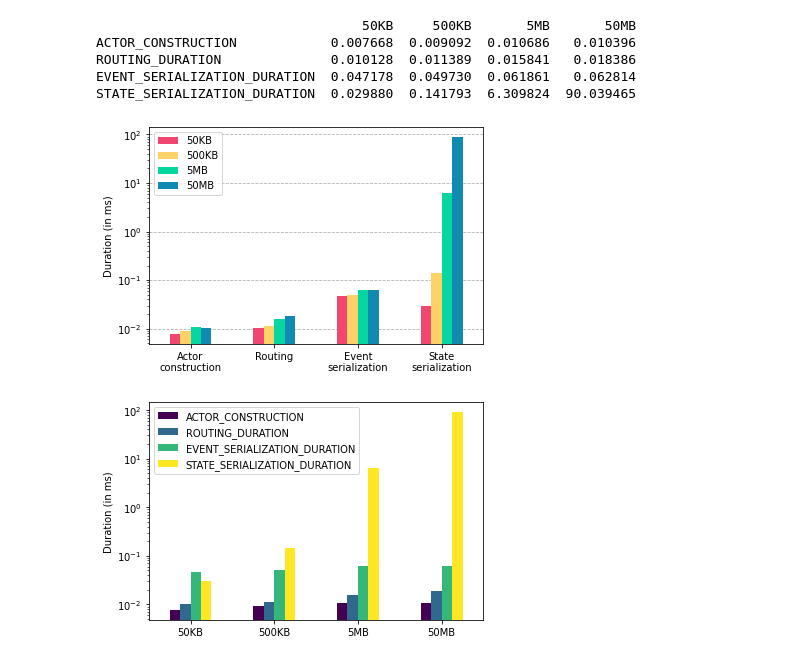
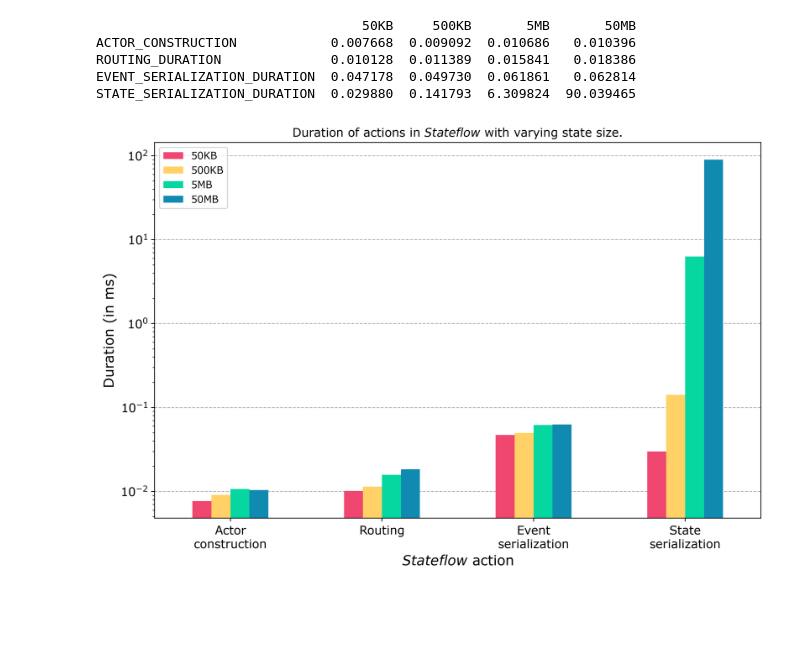
Before and after one commit to delftdata/stateflow-evaluation, a Jupyter notebook: results/overhead/overhead_results.ipynb, the cells around one changed output. Saved outputs shown, nothing was run; the diff lists cells and outputs as text; code cells hidden in the pictures; blank space fills up the shorter version.

Commit message:
Improve plots

```diff
--- a/results/overhead/overhead_results.ipynb
+++ b/results/overhead/overhead_results.ipynb
@@ -4,3 +1,18 @@ import matplotlib.pyplot as plt
+# %%
+import pandas as pd
+from matplotlib import rcParams, rc
+import matplotlib
+import matplotlib.font_manager as font_manager
+
+# Add every font at the specified location
+font_dir = ['.']
+for font in font_manager.findSystemFonts(font_dir):
+    font_manager.fontManager.addfont(font)
+
+rcParams['font.family'] = 'Verdana'
+rcParams['figure.figsize'] = [11, 7]
+rcParams['figure.dpi'] = 400 # 200 e.g. is really fine, but slower
+import matplotlib.pyplot as plt
 # %%
 fiftykb_data = pd.read_csv("50KB_one_invocation.csv")
 fiftykb_data.describe()
@@ -68,20 +80,14 @@ ROUTING_DURATION              0.010128  0.011389  0.015841   0.018386
 EVENT_SERIALIZATION_DURATION  0.047178  0.049730  0.061861   0.062814
 STATE_SERIALIZATION_DURATION  0.029880  0.141793  6.309824  90.039465
 # %%
-ax = overhead_mean.plot(kind="bar", color=["#ef476f", "#ffd166", "#06d6a0", "#118ab2", "#073b4c"], rot=0)
+ax = overhead_mean.plot(kind="bar", color=["#ef476f", "#ffd166", "#06d6a0", "#118ab2", "#073b4c"], rot=0, fontsize=12)
 ax.set_axisbelow(True)
 plt.grid(axis="y", linestyle="--")
 ax.set_yscale('log')
-ax.set_ylabel("Duration (in ms)")
+ax.set_ylabel("Duration (in ms)", fontsize=14)
+ax.set_xlabel(r"$Stateflow$ " + "action", fontsize=14)
 ax.set_xticklabels(["Actor\nconstruction", "Routing", "Event\nserialization", "State\nserialization"])
+ax.set_title(r"Duration of actions in $Stateflow$ with varying state size. ")
 plt.show()
 # %% [output]
-[figure, old version]
+[figure, new version]
-# %%
-ax = overhead_mean.transpose().plot(kind="bar", colormap="viridis", rot=0)
-ax.set_yscale('log')
-ax.set_ylabel("Duration (in ms)")
-
-plt.show()
-# %% [output]
-[figure, removed]
```
Also changed, not shown: parts of 4 cells of this notebook.
